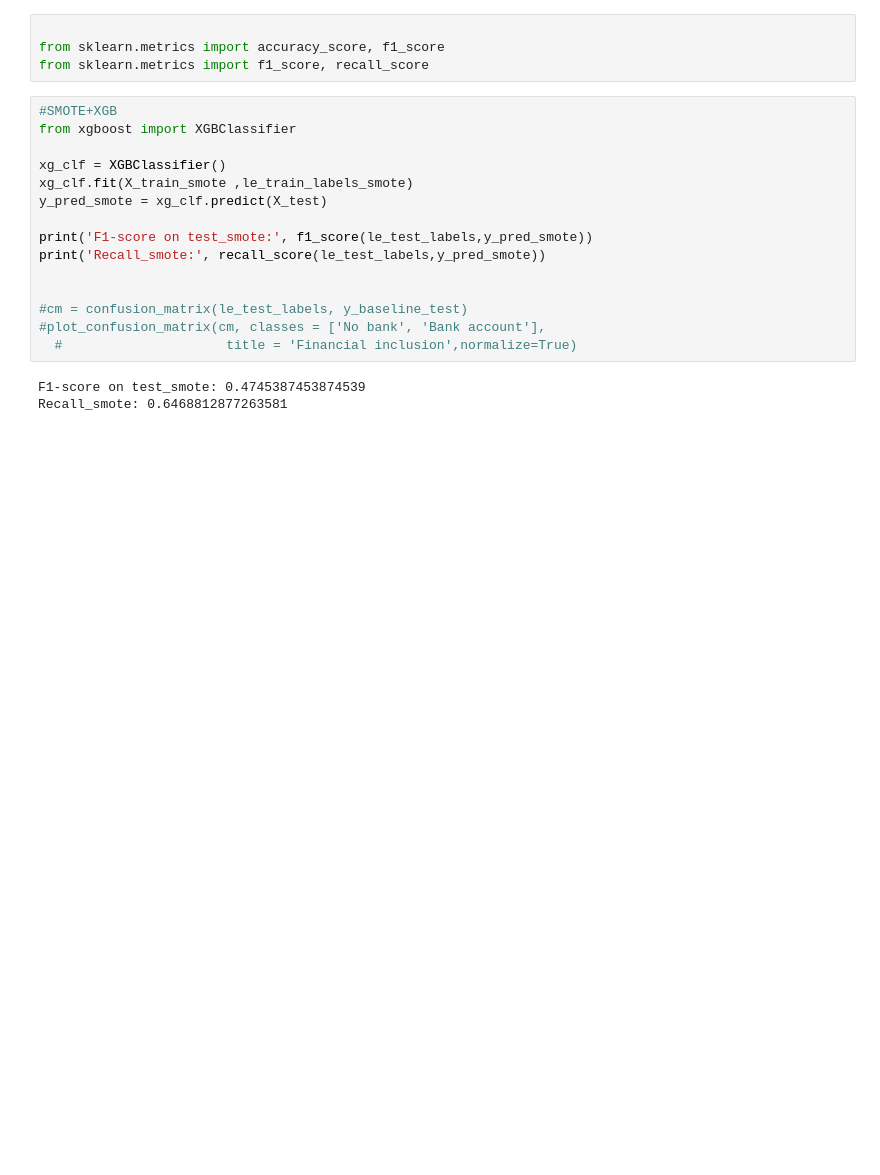
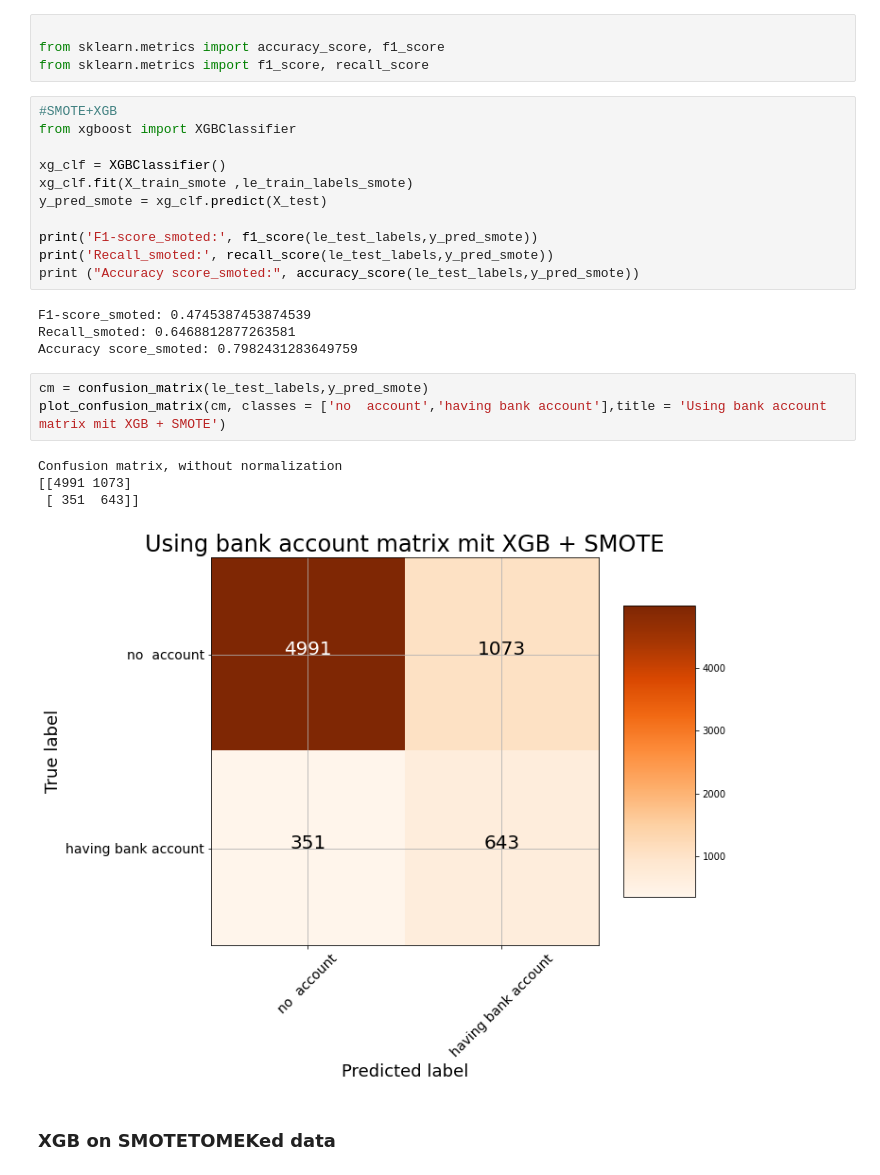
Before and after one commit to Leee-P/ML_project_2, a Jupyter notebook: lena_proj_2.ipynb, the cells around one changed output. Drawn from its saved outputs; the diff is of its cells as text; blank space fills up the shorter version.

Commit message:
with smotetomek results

```diff
--- a/lena_proj_2.ipynb
+++ b/lena_proj_2.ipynb
@@ -789,13 +793,20 @@ xg_clf = XGBClassifier()
 xg_clf.fit(X_train_smote ,le_train_labels_smote)
 y_pred_smote = xg_clf.predict(X_test)
 
-print('F1-score on test_smote:', f1_score(le_test_labels,y_pred_smote))
-print('Recall_smote:', recall_score(le_test_labels,y_pred_smote))
-
-
-#cm = confusion_matrix(le_test_labels, y_baseline_test)
-#plot_confusion_matrix(cm, classes = ['No bank', 'Bank account'],
-  #                     title = 'Financial inclusion',normalize=True)
+print('F1-score_smoted:', f1_score(le_test_labels,y_pred_smote))
+print('Recall_smoted:', recall_score(le_test_labels,y_pred_smote))
+print ("Accuracy score_smoted:", accuracy_score(le_test_labels,y_pred_smote))
 # %% [output]
-F1-score on test_smote: 0.4745387453874539
-Recall_smote: 0.6468812877263581
+F1-score_smoted: 0.4745387453874539
+Recall_smoted: 0.6468812877263581
+Accuracy score_smoted: 0.7982431283649759
+# %%
+cm = confusion_matrix(le_test_labels,y_pred_smote)
+plot_confusion_matrix(cm, classes = ['no  account','having bank account'],title = 'Using bank account matrix mit XGB + SMOTE')
+# %% [output]
+Confusion matrix, without normalization
+[[4991 1073]
+ [ 351  643]]
+[figure, added]
+# %% [markdown]
+### XGB on SMOTETOMEKed data
```
Also changed, not shown: parts of 5 cells of this notebook.
